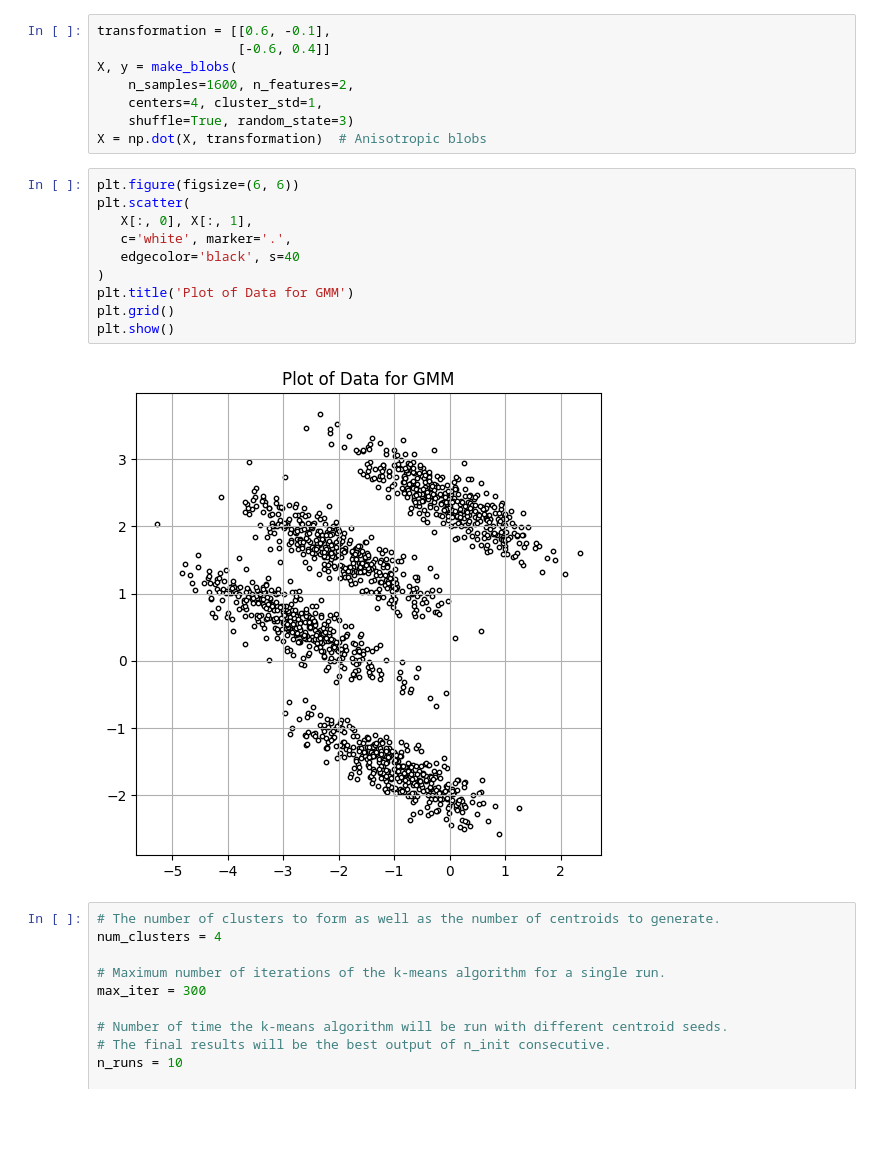
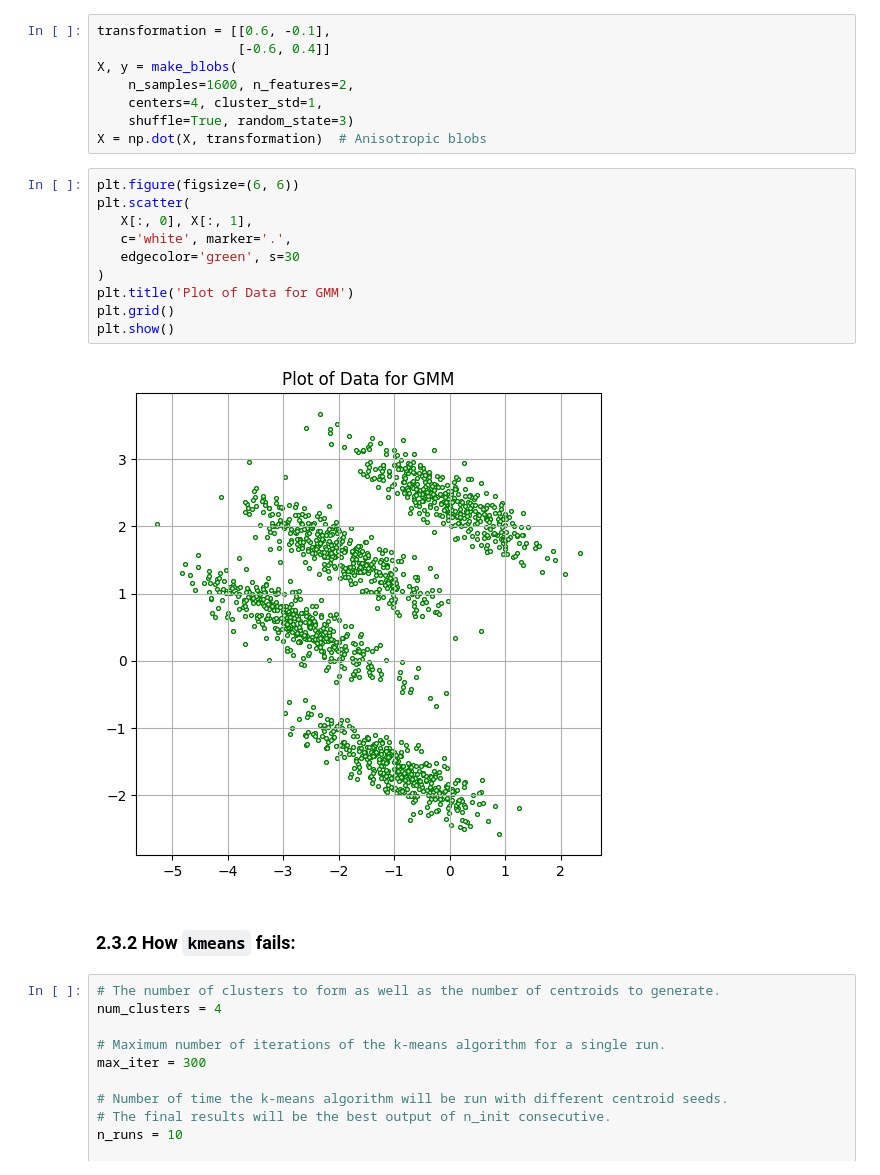
Before and after one commit to vbwanere/SEDS-in-Python, a Jupyter notebook: gmm/GMM_from_Scratch.ipynb, the cells around one changed output. Cells and saved outputs as stored; diff of their text form; blank space fills up the shorter version.

```diff
--- a/gmm/GMM_from_Scratch.ipynb
+++ b/gmm/GMM_from_Scratch.ipynb
@@ -350,15 +352,17 @@ X = np.dot(X, transformation)  # Anisotropic blobs
 # %%
 plt.figure(figsize=(6, 6))
 plt.scatter(
    X[:, 0], X[:, 1],
    c='white', marker='.',
-   edgecolor='black', s=40
+   edgecolor='green', s=30
 )
 plt.title('Plot of Data for GMM')
 plt.grid()
 plt.show()
 # %% [output]
-[figure, old version]
+[figure, new version]
+# %% [markdown]
+### 2.3.2 How `kmeans` fails:
 # %%
 # The number of clusters to form as well as the number of centroids to generate.
 num_clusters = 4
```
Also changed, not shown: parts of 6 cells of this notebook.
